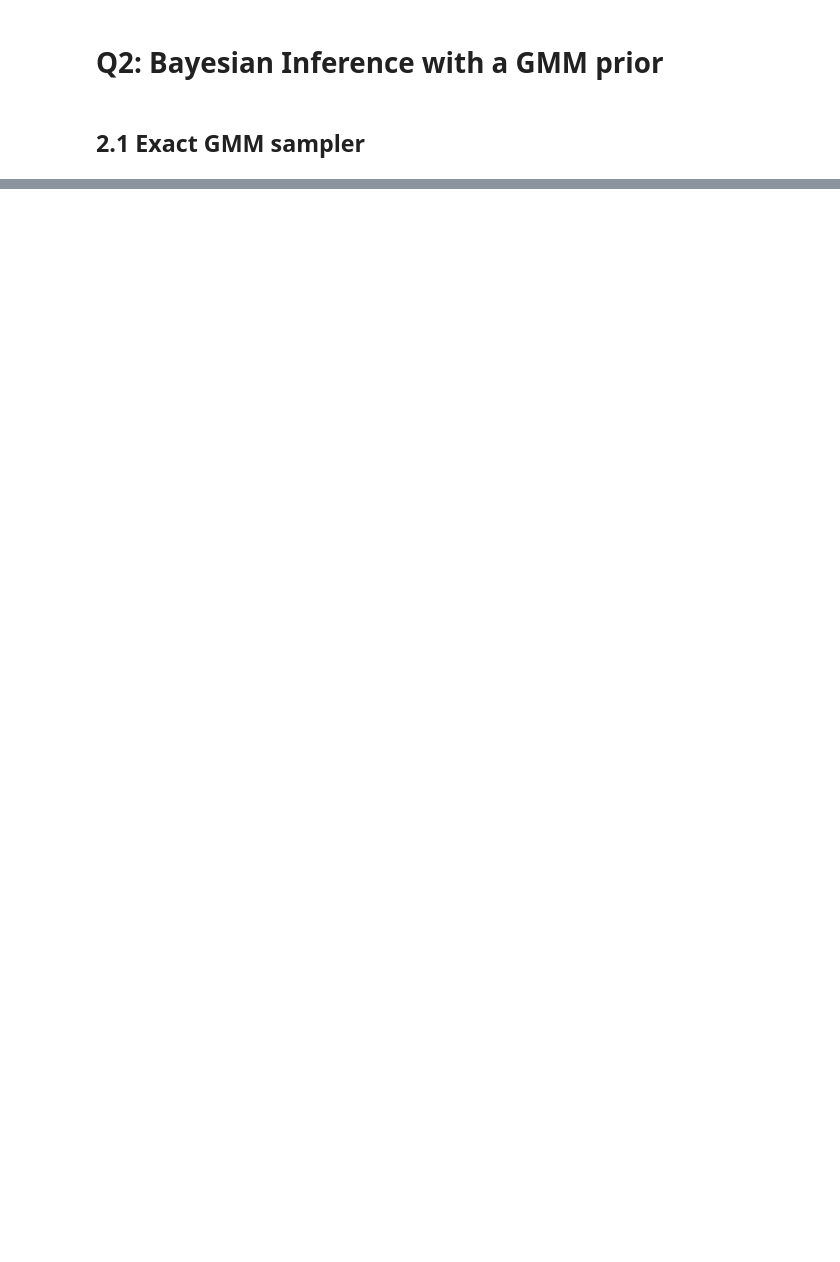
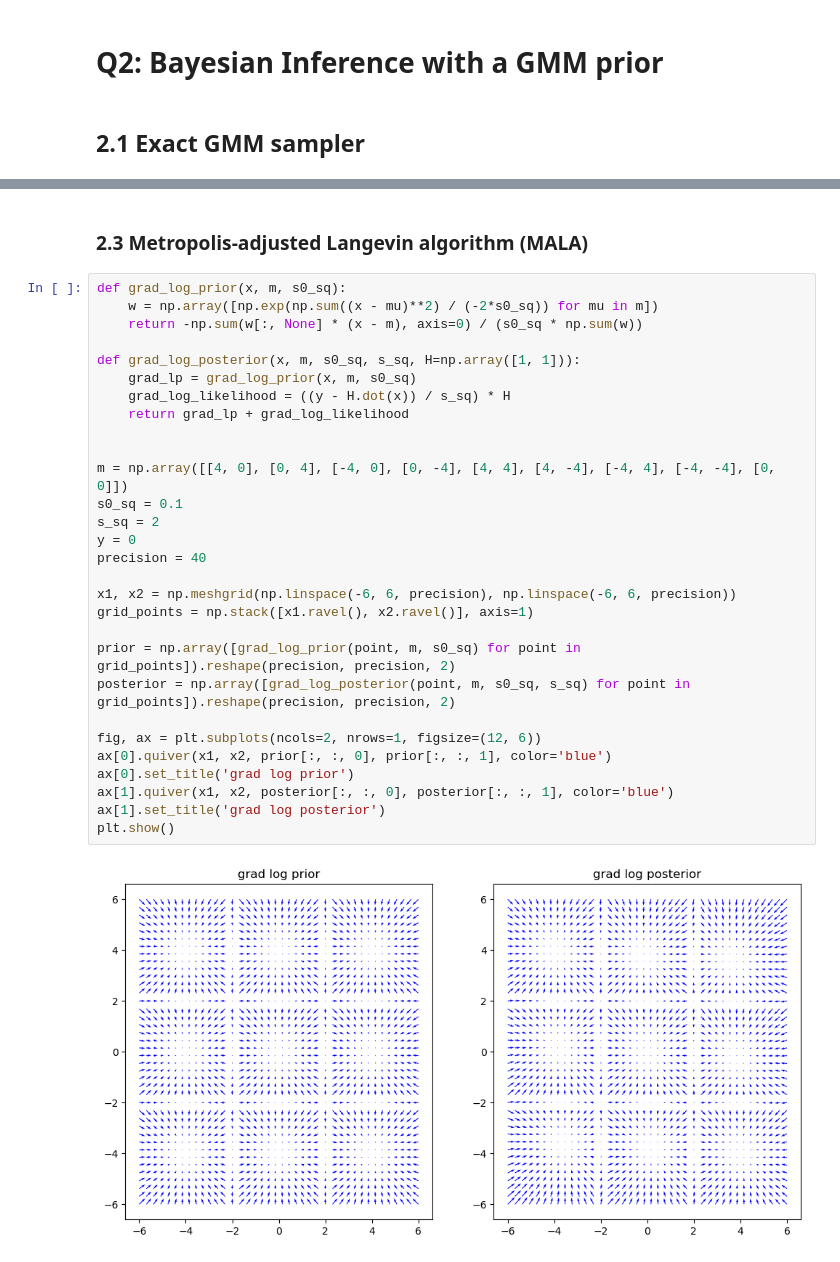
Before and after one commit to sallsdagrate/stochastic_sim_cw2, a Jupyter notebook: Stochastic Sim CW2.ipynb, the cells around one changed output, grey strips where cells are left out. Drawn from its saved outputs; the diff is of its cells as text; blank space fills up the shorter version.

```diff
--- a/Stochastic Sim CW2.ipynb
+++ b/Stochastic Sim CW2.ipynb
@@ -501,0 +501,33 @@ plt.show()
+# %% [markdown]
+### 2.3 Metropolis-adjusted Langevin algorithm (MALA)
+# %%
+def grad_log_prior(x, m, s0_sq):
+    w = np.array([np.exp(np.sum((x - mu)**2) / (-2*s0_sq)) for mu in m])
+    return -np.sum(w[:, None] * (x - m), axis=0) / (s0_sq * np.sum(w))
+
+def grad_log_posterior(x, m, s0_sq, s_sq, H=np.array([1, 1])):
+    grad_lp = grad_log_prior(x, m, s0_sq)
+    grad_log_likelihood = ((y - H.dot(x)) / s_sq) * H
+    return grad_lp + grad_log_likelihood
+
+
+m = np.array([[4, 0], [0, 4], [-4, 0], [0, -4], [4, 4], [4, -4], [-4, 4], [-4, -4], [0, 0]])
+s0_sq = 0.1
+s_sq = 2
+y = 0
+precision = 40
+
+x1, x2 = np.meshgrid(np.linspace(-6, 6, precision), np.linspace(-6, 6, precision))
+grid_points = np.stack([x1.ravel(), x2.ravel()], axis=1)
+
+prior = np.array([grad_log_prior(point, m, s0_sq) for point in grid_points]).reshape(precision, precision, 2)
+posterior = np.array([grad_log_posterior(point, m, s0_sq, s_sq) for point in grid_points]).reshape(precision, precision, 2)
+
+fig, ax = plt.subplots(ncols=2, nrows=1, figsize=(12, 6))
+ax[0].quiver(x1, x2, prior[:, :, 0], prior[:, :, 1], color='blue')
+ax[0].set_title('grad log prior')
+ax[1].quiver(x1, x2, posterior[:, :, 0], posterior[:, :, 1], color='blue')
+ax[1].set_title('grad log posterior')
+plt.show()
+# %% [output]
+[figure, added]
```
Also changed, not shown: parts of 22 cells of this notebook, 3 other files.
